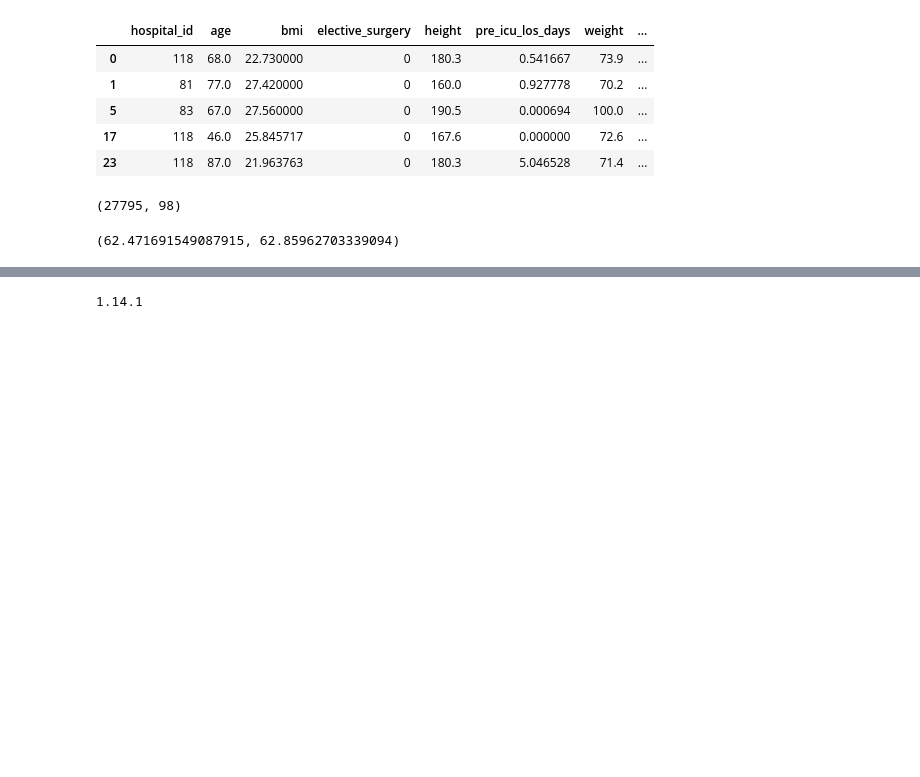
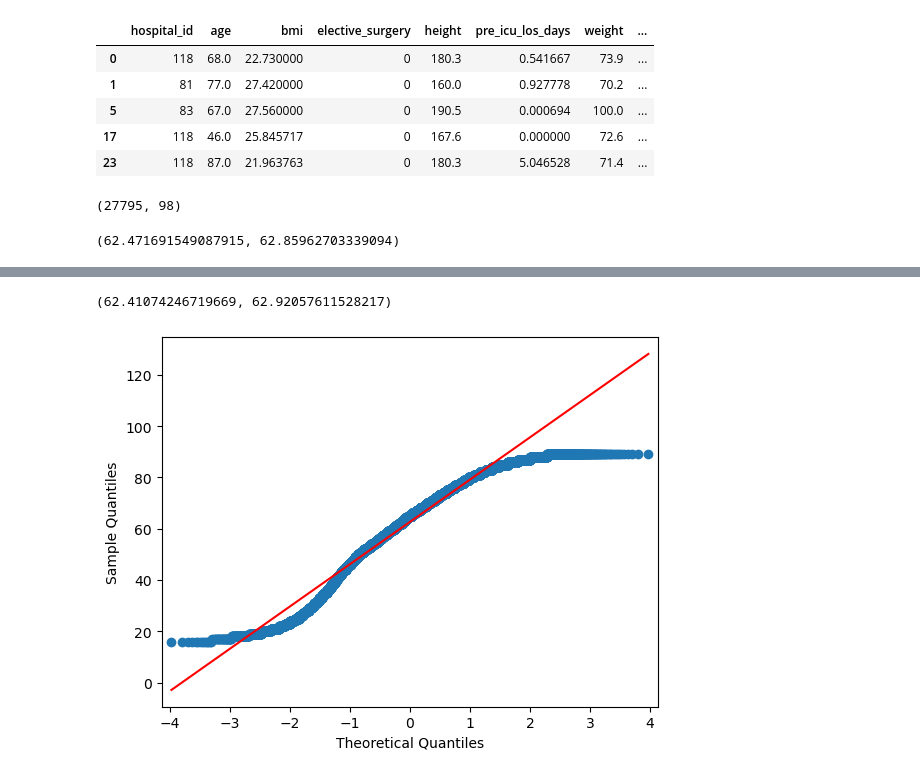
Before and after one commit to ardranijesh/Data-science-study, a Jupyter notebook: Project/Healthcare_Domain/Health_care_sepsis_septic_shock/sepsis_shock.ipynb, the cells around one changed output, grey strips where cells are left out. Saved outputs shown, nothing was run; the diff lists cells and outputs as text; code cells hidden in the pictures; blank space fills up the shorter version.

```diff
--- a/Project/Healthcare_Domain/Health_care_sepsis_septic_shock/sepsis_shock.ipynb
+++ b/Project/Healthcare_Domain/Health_care_sepsis_septic_shock/sepsis_shock.ipynb
@@ -445,3 +446,10 @@ WARNING: Skipping scipy as it is not installed.
 # %%
+norm.interval(0.99,loc=np.mean(x1["age"]),scale=st.sem(x1["age"]))
 # %% [output]
-1.14.1
+(62.41074246719669, 62.92057611528217)
+# %%
+from statsmodels.graphics.gofplots import qqplot
+qqplot(x1['age'],line='s')
+plt.show()
+# %% [output]
+[figure, added]
```
Also changed, not shown: parts of 4 cells of this notebook.
